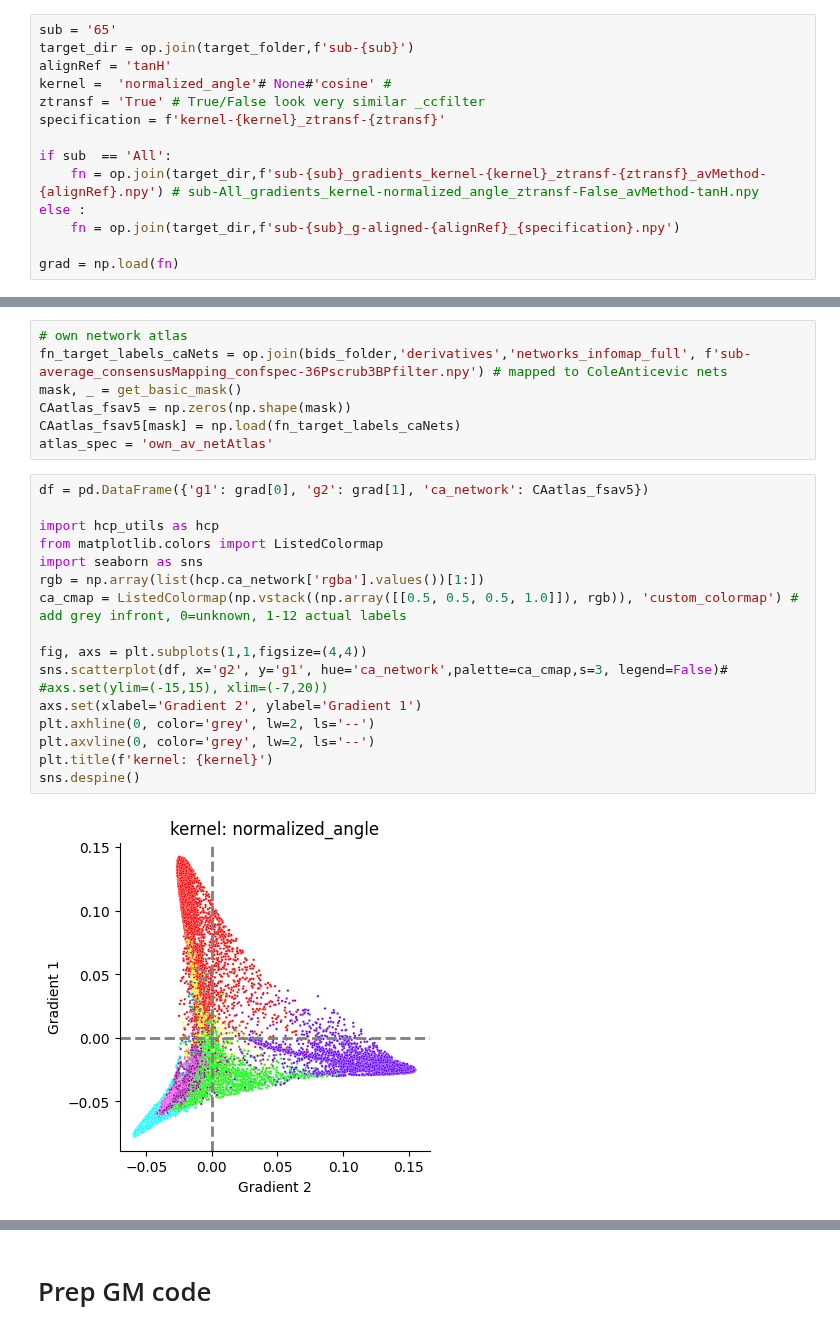
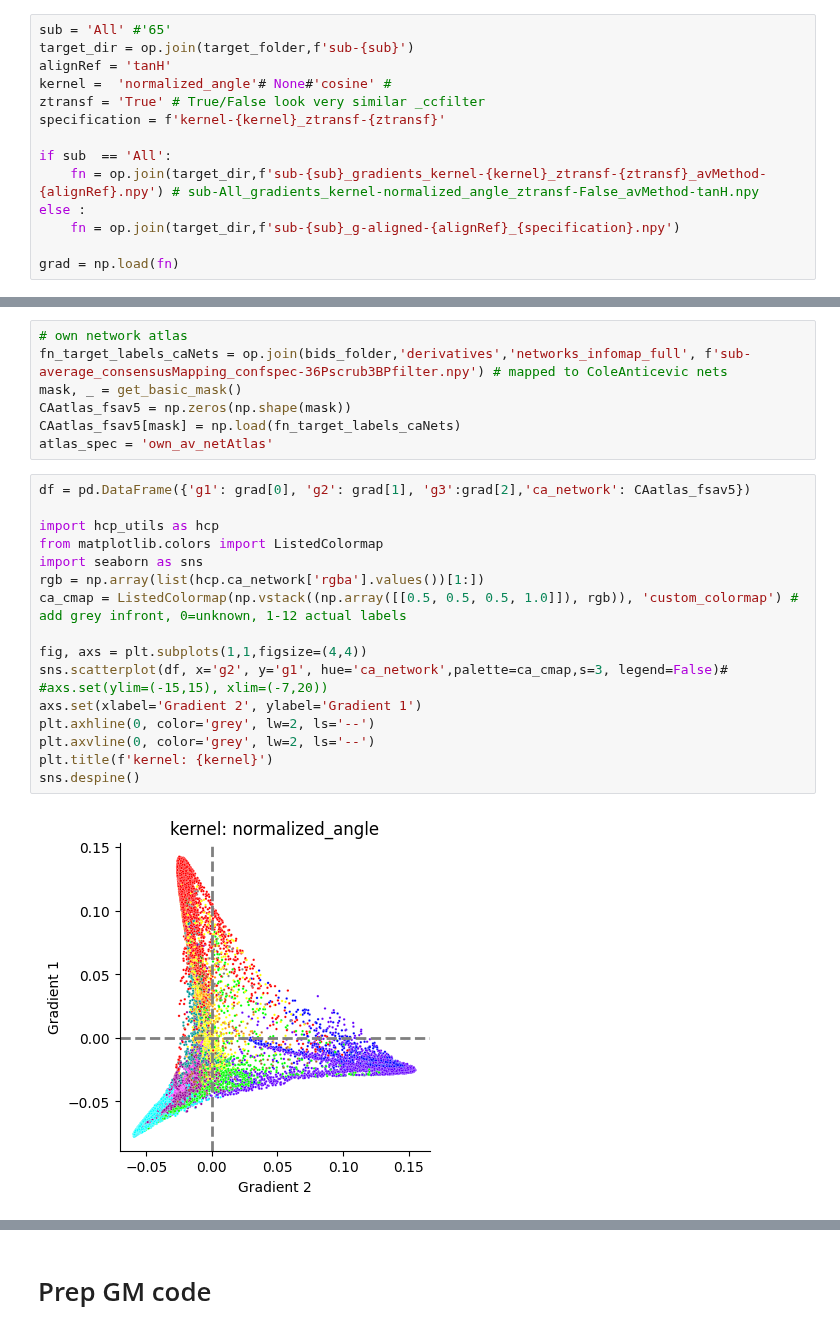
Before and after one commit to mrenke/parietal_patterns, a Jupyter notebook: gradients_noHalo/try_dParams_tanh_zscore_cosine.ipynb, the cells around one changed output, grey strips where cells are left out. Cells and saved outputs as stored; diff of their text form.

```diff
--- a/gradients_noHalo/try_dParams_tanh_zscore_cosine.ipynb
+++ b/gradients_noHalo/try_dParams_tanh_zscore_cosine.ipynb
@@ -86,5 +88,5 @@ N missing subjects: 7
 # %%
-sub = '65'
+sub = 'All' #'65'
 target_dir = op.join(target_folder,f'sub-{sub}')
 alignRef = 'tanH'
 kernel =  'normalized_angle'# None#'cosine' #
@@ -159,21 +161,21 @@ CAatlas_fsav5 = np.zeros(np.shape(mask))
 CAatlas_fsav5[mask] = np.load(fn_target_labels_caNets)
 atlas_spec = 'own_av_netAtlas'
 # %%
-df = pd.DataFrame({'g1': grad[0], 'g2': grad[1], 'ca_network': CAatlas_fsav5})
+df = pd.DataFrame({'g1': grad[0], 'g2': grad[1], 'g3':grad[2],'ca_network': CAatlas_fsav5})
 
 import hcp_utils as hcp
 from matplotlib.colors import ListedColormap
 import seaborn as sns
 rgb = np.array(list(hcp.ca_network['rgba'].values())[1:])
 ca_cmap = ListedColormap(np.vstack((np.array([[0.5, 0.5, 0.5, 1.0]]), rgb)), 'custom_colormap') # add grey infront, 0=unknown, 1-12 actual labels
 
 fig, axs = plt.subplots(1,1,figsize=(4,4))
 sns.scatterplot(df, x='g2', y='g1', hue='ca_network',palette=ca_cmap,s=3, legend=False)#
 #axs.set(ylim=(-15,15), xlim=(-7,20))
 axs.set(xlabel='Gradient 2', ylabel='Gradient 1')
 plt.axhline(0, color='grey', lw=2, ls='--')
 plt.axvline(0, color='grey', lw=2, ls='--')
 plt.title(f'kernel: {kernel}')
 sns.despine()
 # %% [output]
-[figure, old version]
+[figure, new version]
```
Also changed, not shown: parts of 3 cells of this notebook, 10 other files.
